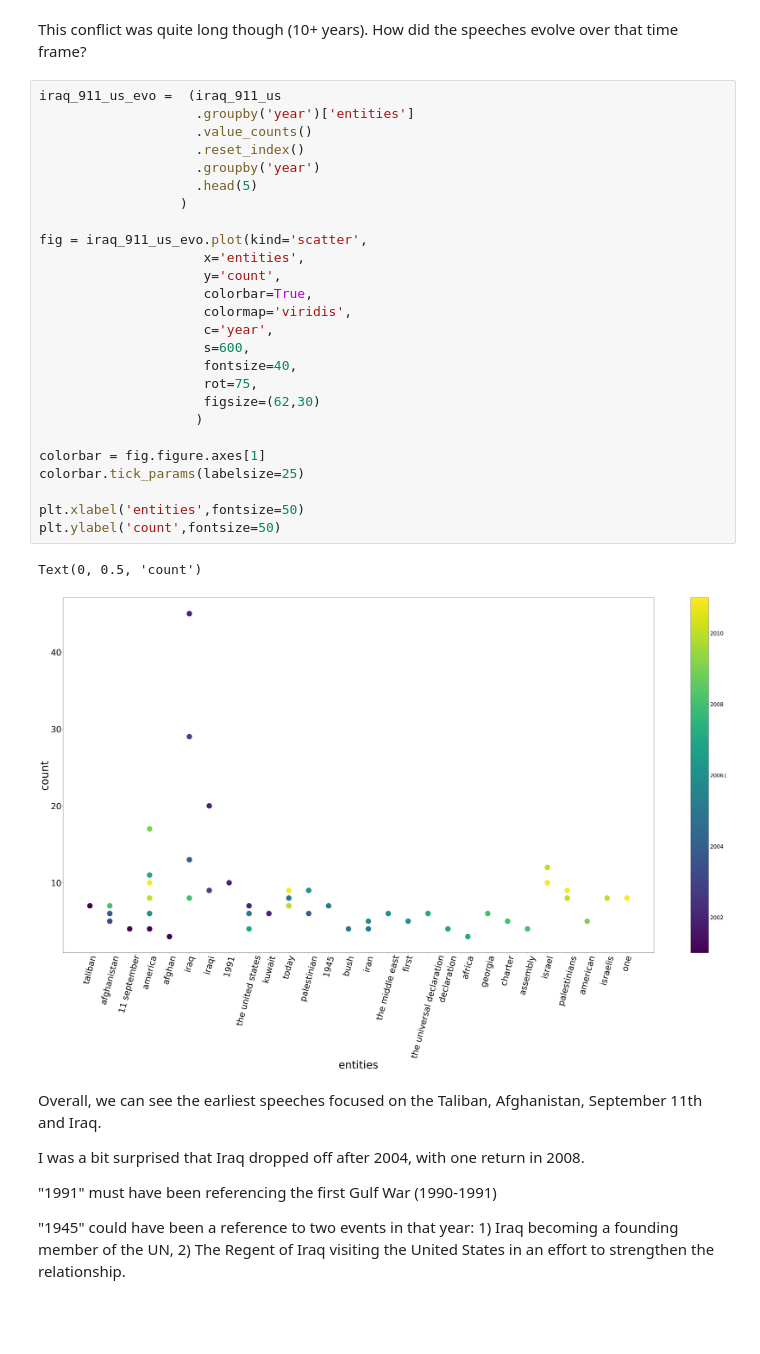
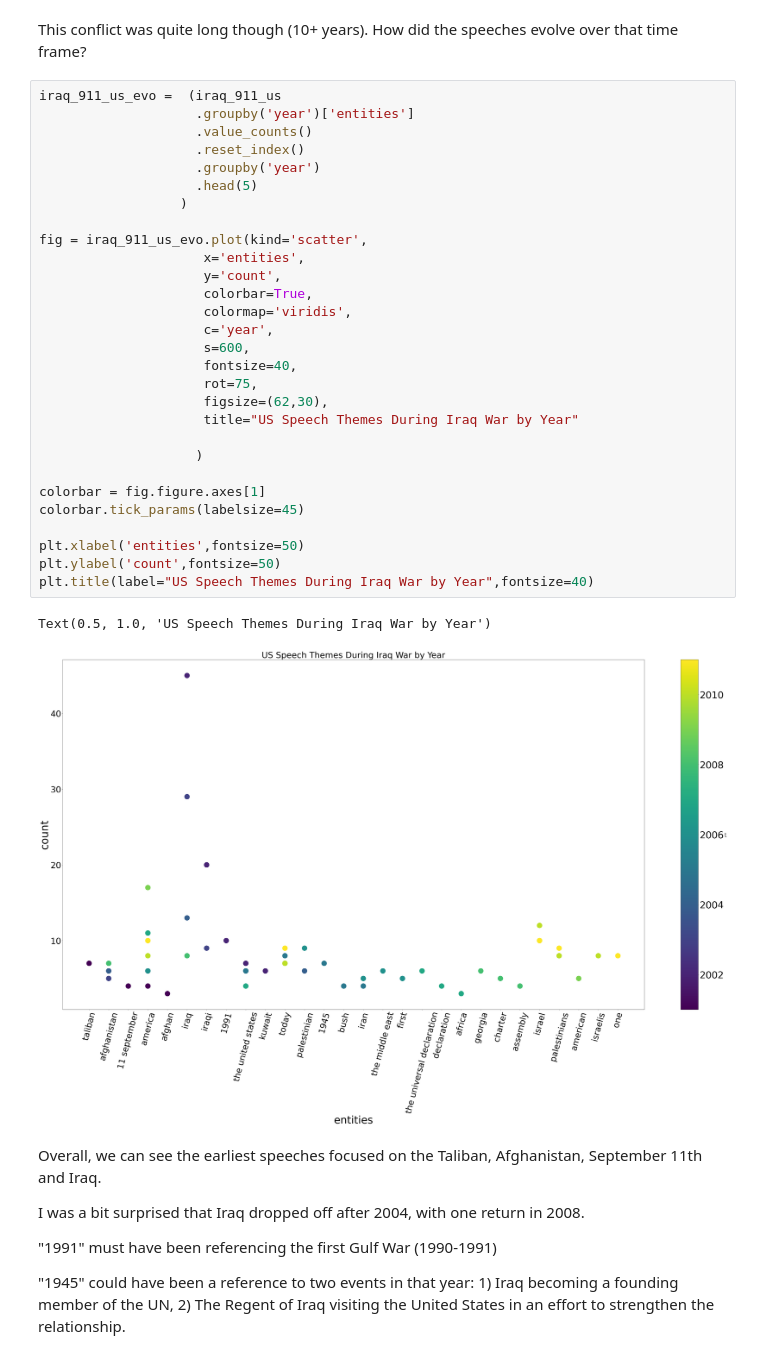
Before and after one commit to ccdatapdx/Data-Analysis, a Jupyter notebook: un-speeches-analysis.ipynb, the cells around one changed output. Cells and saved outputs as stored; diff of their text form; blank space fills up the shorter version.

Commit message:
Kaggle Notebook | un_speeches_analysis | Version 11

```diff
--- a/un-speeches-analysis.ipynb
+++ b/un-speeches-analysis.ipynb
@@ -145,32 +145,35 @@ This conflict was quite long though (10+ years). How did the speeches evolve ove
 # %%
 iraq_911_us_evo =  (iraq_911_us
                     .groupby('year')['entities']
                     .value_counts()
                     .reset_index()
                     .groupby('year')
                     .head(5)
                   )
 
 fig = iraq_911_us_evo.plot(kind='scatter',
                      x='entities',
                      y='count',
                      colorbar=True,
                      colormap='viridis',
                      c='year',
                      s=600,
                      fontsize=40,
                      rot=75,
-                     figsize=(62,30)
+                     figsize=(62,30),
+                     title="US Speech Themes During Iraq War by Year"
+
                     )
 
 colorbar = fig.figure.axes[1]
-colorbar.tick_params(labelsize=25)
+colorbar.tick_params(labelsize=45)
 
 plt.xlabel('entities',fontsize=50)
 plt.ylabel('count',fontsize=50)
+plt.title(label="US Speech Themes During Iraq War by Year",fontsize=40)
 # %% [output]
-Text(0, 0.5, 'count')
+Text(0.5, 1.0, 'US Speech Themes During Iraq War by Year')
-[figure, old version]
+[figure, new version]
 # %% [markdown]
 Overall, we can see the earliest speeches focused on the Taliban, Afghanistan, September 11th and Iraq.
 
```
Also changed, not shown: parts of 1 cell of this notebook.
